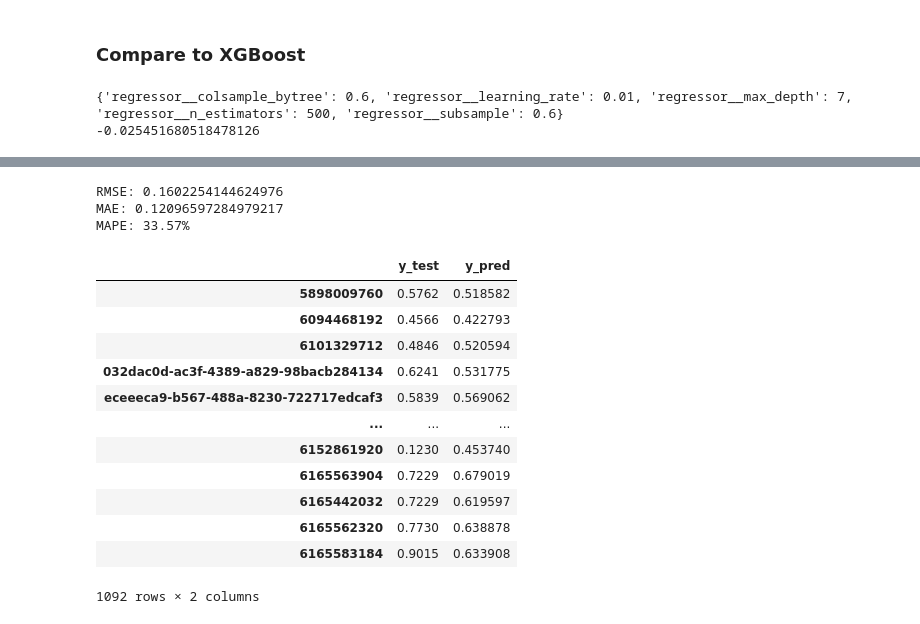
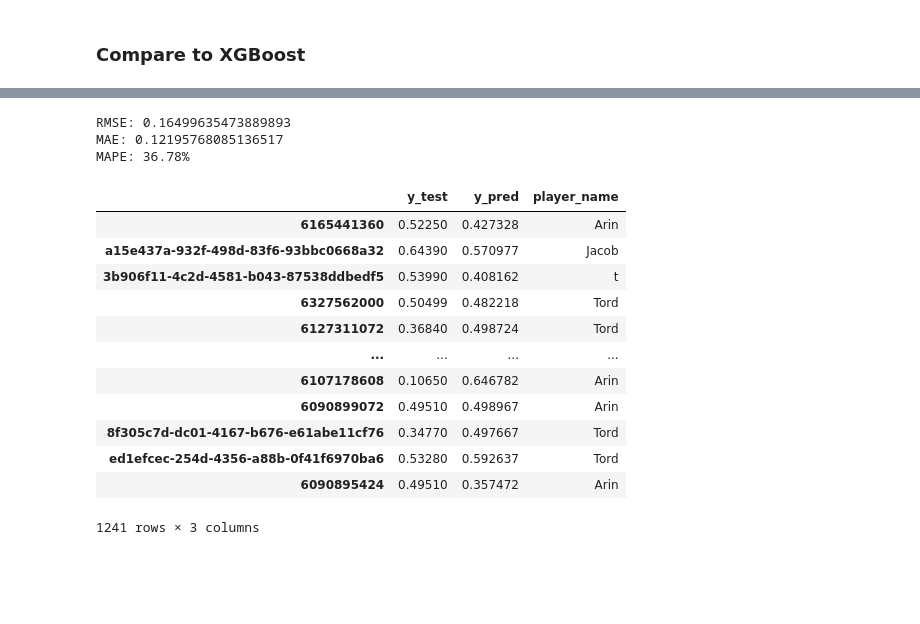
Before and after one commit to tjespe/texas-holdem-ai, a Jupyter notebook: hidden_state_model/notebooks/prob_model.ipynb, the cells around one changed output, grey strips where cells are left out. Cells and saved outputs as stored; diff of their text form; code cells hidden in the pictures; blank space fills up the shorter version.

```diff
--- a/hidden_state_model/notebooks/prob_model.ipynb
+++ b/hidden_state_model/notebooks/prob_model.ipynb
@@ -345,28 +335,31 @@ model = Pipeline(
         ),
     ]
 )
+# %%
+cross_validate = False
 # %%
-# Cross validate to find good hyperparameters
-from sklearn.model_selection import GridSearchCV
+if cross_validate:
+    # Cross validate to find good hyperparameters
+    from sklearn.model_selection import GridSearchCV
 
-# Define the parameter grid
-param_grid = {
-    'regressor__n_estimators': [100, 500],
-    'regressor__learning_rate': [0.01, 0.1],
-    'regressor__max_depth': [3, 5, 7],
-    'regressor__subsample': [0.6, 0.8, 1.0],
-    'regressor__colsample_bytree': [0.6, 0.8, 1.0],
-}
+    # Define the parameter grid
+    param_grid = {
+        'regressor__n_estimators': [100, 500],
+        'regressor__learning_rate': [0.01, 0.1],
+        'regressor__max_depth': [3, 5, 7],
+        'regressor__subsample': [0.6, 0.8, 1.0],
+        'regressor__colsample_bytree': [0.6, 0.8, 1.0],
+    }
 
-# Grid search over the XGBRegressor parameters
-grid_search = GridSearchCV(model, param_grid, cv=5, scoring='neg_mean_squared_error')
+    # Grid search over the XGBRegressor parameters
+    grid_search = GridSearchCV(model, param_grid, cv=5, scoring='neg_mean_squared_error')
 
-# Fit the model
-grid_search.fit(X_train, y_train)
+    # Fit the model
+    grid_search.fit(X_train, y_train)
 
-# Best parameters and score
-print(grid_search.best_params_)
-print(grid_search.best_score_)
+    # Best parameters and score
+    print(grid_search.best_params_)
+    print(grid_search.best_score_)
+
+    # Use the best model
+    model = grid_search.best_estimator_
-# %% [output]
-{'regressor__colsample_bytree': 0.6, 'regressor__learning_rate': 0.01, 'regressor__max_depth': 7, 'regressor__n_estimators': 500, 'regressor__subsample': 0.6}
--0.025451680518478126
@@ -396,28 +386,29 @@ Pipeline(steps=[('preprocess',
 # %%
 # Get predictions
 y_pred = model.predict(X_test)
 pred_df = pd.DataFrame({"y_test": y_test, "y_pred": y_pred})
 rmse = root_mean_squared_error(y_test, y_pred)
 print(f"RMSE: {rmse}")
 mae = np.mean(np.abs(y_test - y_pred))
 print(f"MAE: {mae}")
 mape = np.mean(np.abs((y_test - y_pred) / y_test))
 print(f"MAPE: {mape*100:.2f}%")
+pred_df["player_name"] = df.iloc[test_idx]["player_name"]
 pred_df
 # %% [output]
-RMSE: 0.1602254144624976
-MAE: 0.12096597284979217
-MAPE: 33.57%
+RMSE: 0.16499635473889893
+MAE: 0.12195768085136517
+MAPE: 36.78%
-|  | y_test | y_pred |
-| 5898009760 | 0.5762 | 0.518582 |
-| 6094468192 | 0.4566 | 0.422793 |
-| 6101329712 | 0.4846 | 0.520594 |
-| 032dac0d-ac3f-4389-a829-98bacb284134 | 0.6241 | 0.531775 |
-| eceeeca9-b567-488a-8230-722717edcaf3 | 0.5839 | 0.569062 |
-| ... | ... | ... |
-| 6152861920 | 0.1230 | 0.453740 |
-| 6165563904 | 0.7229 | 0.679019 |
-| 6165442032 | 0.7229 | 0.619597 |
-| 6165562320 | 0.7730 | 0.638878 |
-| 6165583184 | 0.9015 | 0.633908 |
+|  | y_test | y_pred | player_name |
+| 6165441360 | 0.52250 | 0.427328 | Arin |
+| a15e437a-932f-498d-83f6-93bbc0668a32 | 0.64390 | 0.570977 | Jacob |
+| 3b906f11-4c2d-4581-b043-87538ddbedf5 | 0.53990 | 0.408162 | t |
+| 6327562000 | 0.50499 | 0.482218 | Tord |
+| 6127311072 | 0.36840 | 0.498724 | Tord |
+| ... | ... | ... | ... |
+| 6107178608 | 0.10650 | 0.646782 | Arin |
+| 6090899072 | 0.49510 | 0.498967 | Arin |
+| 8f305c7d-dc01-4167-b676-e61abe11cf76 | 0.34770 | 0.497667 | Tord |
+| ed1efcec-254d-4356-a88b-0f41f6970ba6 | 0.53280 | 0.592637 | Tord |
+| 6090895424 | 0.49510 | 0.357472 | Arin |
-1092 rows × 2 columns
+1241 rows × 3 columns
```
Also changed, not shown: parts of 12 cells of this notebook, 6 other files.
